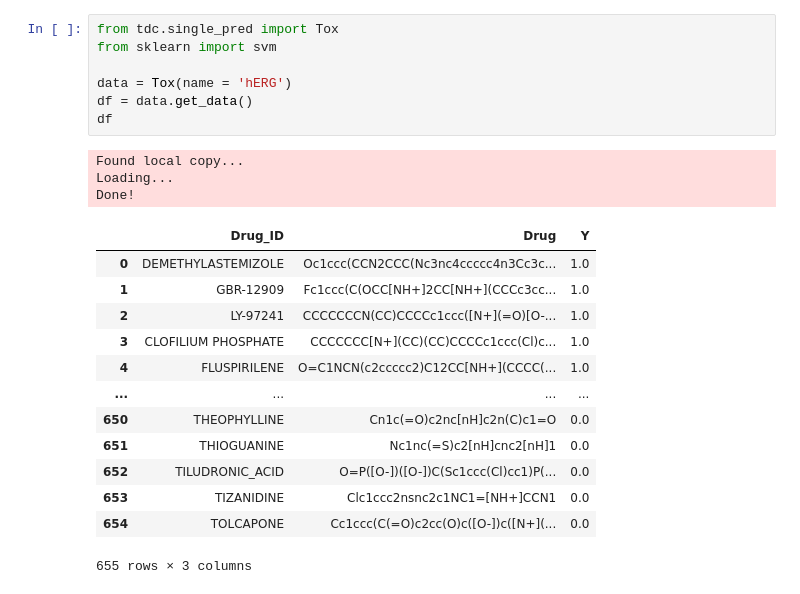
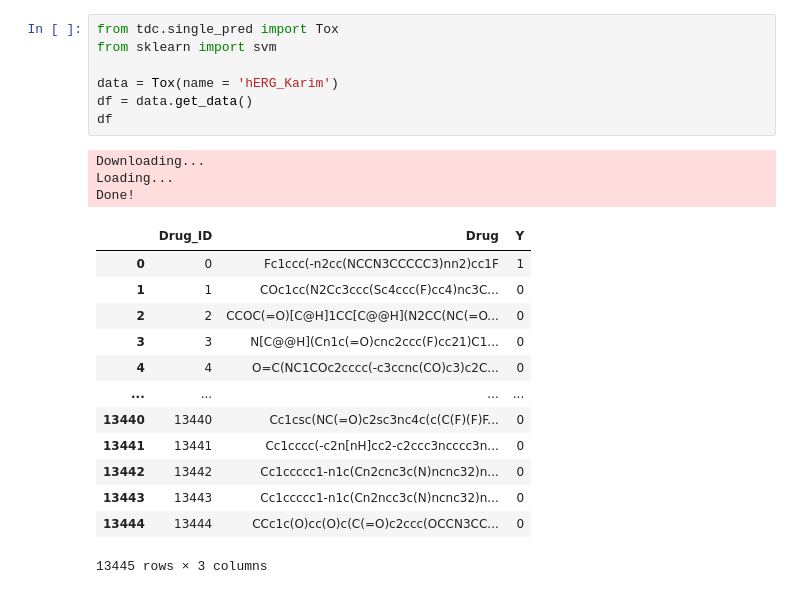
Before and after one commit to abcdefucsb/cdd203finalproj, a Jupyter notebook: svmmodel.ipynb, the cells around one changed output. Saved outputs shown, nothing was run; the diff lists cells and outputs as text.

```diff
--- a/svmmodel.ipynb
+++ b/svmmodel.ipynb
@@ -1,27 +1,27 @@
 # %%
 from tdc.single_pred import Tox
 from sklearn import svm
 
-data = Tox(name = 'hERG')
+data = Tox(name = 'hERG_Karim')
 df = data.get_data()
 df
 # %% [output]
-Found local copy...
+Downloading...
 Loading...
 Done!
 |  | Drug_ID | Drug | Y |
-| 0 | DEMETHYLASTEMIZOLE | Oc1ccc(CCN2CCC(Nc3nc4ccccc4n3Cc3c... | 1.0 |
-| 1 | GBR-12909 | Fc1ccc(C(OCC[NH+]2CC[NH+](CCCc3cc... | 1.0 |
-| 2 | LY-97241 | CCCCCCCN(CC)CCCCc1ccc([N+](=O)[O-... | 1.0 |
-| 3 | CLOFILIUM PHOSPHATE | CCCCCCC[N+](CC)(CC)CCCCc1ccc(Cl)c... | 1.0 |
-| 4 | FLUSPIRILENE | O=C1NCN(c2ccccc2)C12CC[NH+](CCCC(... | 1.0 |
+| 0 | 0 | Fc1ccc(-n2cc(NCCN3CCCCC3)nn2)cc1F | 1 |
+| 1 | 1 | COc1cc(N2Cc3ccc(Sc4ccc(F)cc4)nc3C... | 0 |
+| 2 | 2 | CCOC(=O)[C@H]1CC[C@@H](N2CC(NC(=O... | 0 |
+| 3 | 3 | N[C@@H](Cn1c(=O)cnc2ccc(F)cc21)C1... | 0 |
+| 4 | 4 | O=C(NC1COc2cccc(-c3ccnc(CO)c3)c2C... | 0 |
 | ... | ... | ... | ... |
-| 650 | THEOPHYLLINE | Cn1c(=O)c2nc[nH]c2n(C)c1=O | 0.0 |
-| 651 | THIOGUANINE | Nc1nc(=S)c2[nH]cnc2[nH]1 | 0.0 |
-| 652 | TILUDRONIC_ACID | O=P([O-])([O-])C(Sc1ccc(Cl)cc1)P(... | 0.0 |
-| 653 | TIZANIDINE | Clc1ccc2nsnc2c1NC1=[NH+]CCN1 | 0.0 |
-| 654 | TOLCAPONE | Cc1ccc(C(=O)c2cc(O)c([O-])c([N+](... | 0.0 |
+| 13440 | 13440 | Cc1csc(NC(=O)c2sc3nc4c(c(C(F)(F)F... | 0 |
+| 13441 | 13441 | Cc1cccc(-c2n[nH]cc2-c2ccc3ncccc3n... | 0 |
+| 13442 | 13442 | Cc1ccccc1-n1c(Cn2cnc3c(N)ncnc32)n... | 0 |
+| 13443 | 13443 | Cc1ccccc1-n1c(Cn2ncc3c(N)ncnc32)n... | 0 |
+| 13444 | 13444 | CCc1c(O)cc(O)c(C(=O)c2ccc(OCCN3CC... | 0 |
-655 rows × 3 columns
+13445 rows × 3 columns
 # %%
 import pandas as pd
 from rdkit import Chem
```
Also changed, not shown: parts of 1 cell of this notebook, 1 other file.
